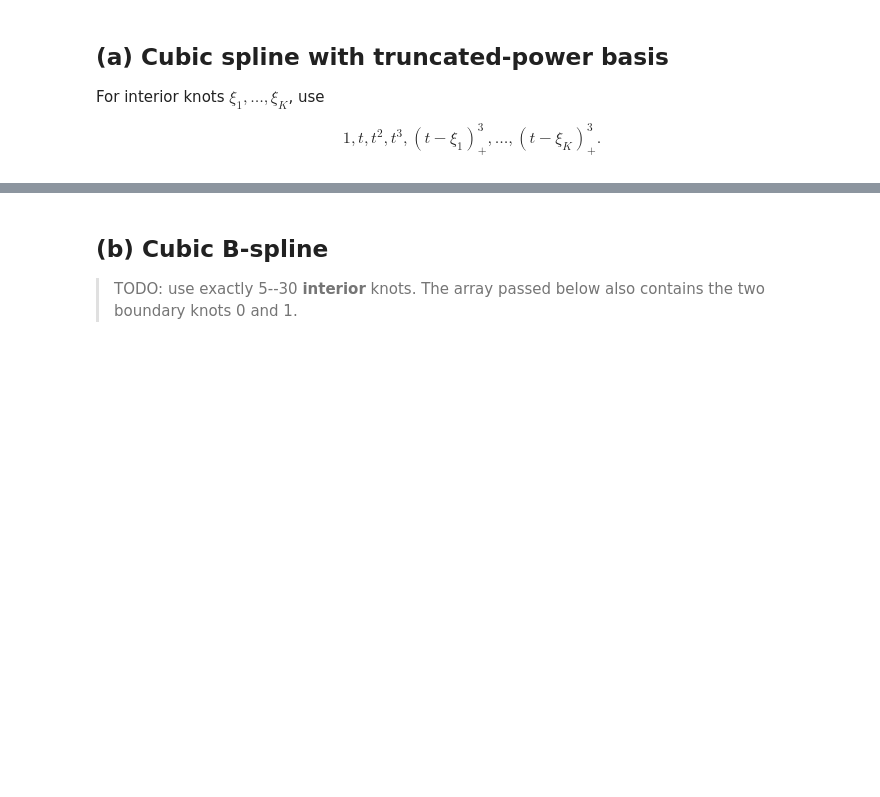
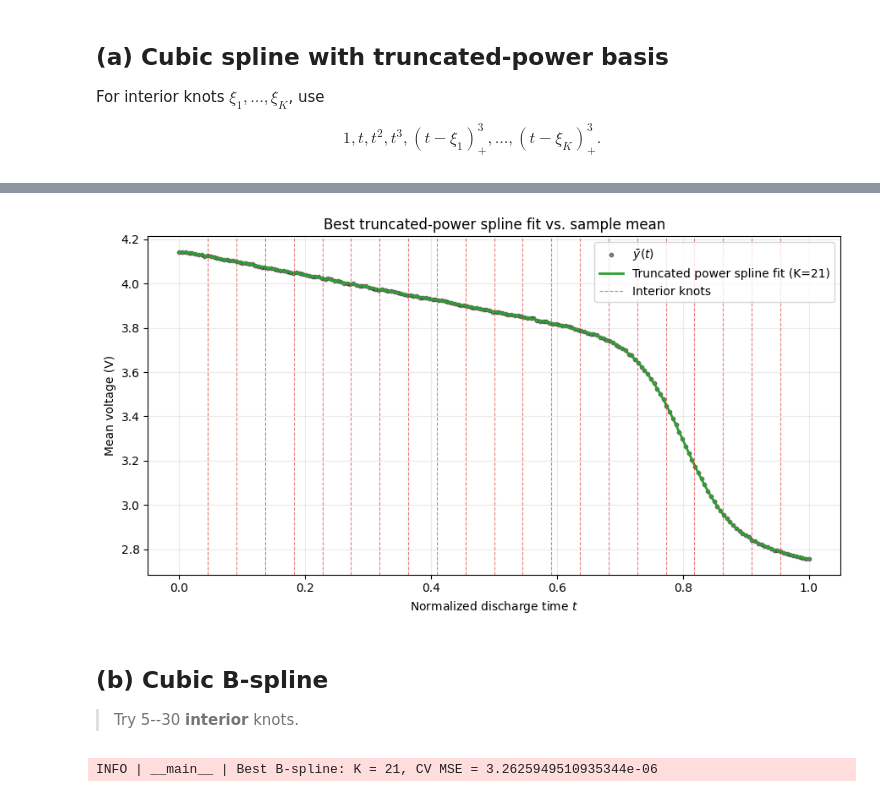
Before and after one commit to kyle-nguyennn/ml-stats-lab, a Jupyter notebook: fda/lab1/Q3_curve_fitting.ipynb, the cells around one changed output, grey strips where cells are left out. Cells and saved outputs as stored; diff of their text form; code cells hidden in the pictures; blank space fills up the shorter version.

```diff
--- a/fda/lab1/Q3_curve_fitting.ipynb
+++ b/fda/lab1/Q3_curve_fitting.ipynb
@@ -158,8 +144,29 @@ DEBUG | __main__ | Truncated shape = (40, 30)
 INFO | __main__ | Best truncated power spline: K = 21, CV MSE = 3.2625949510904368e-06
+# %%
+t_dense = np.linspace(0.0, 1.0, 1000)
+y_truncated_dense = truncated_power_fit_predict(t, y_bar, t_dense, n_interior_knots=best_truncated_k)
+best_truncated_knots = np.linspace(0.0, 1.0, best_truncated_k + 2)[1:-1]
+
+plt.figure(figsize=(9, 5))
+plt.scatter(t, y_bar, s=10, color='black', alpha=0.45, label=r'$\bar y(t)$')
+plt.plot(t_dense, y_truncated_dense, color='tab:green', linewidth=2,
+         label=f'Truncated power spline fit (K={best_truncated_k})')
+for i, knot in enumerate(best_truncated_knots):
+    plt.axvline(knot, color='tab:red', linestyle='--', linewidth=0.8, alpha=0.6,
+                label='Interior knots' if i == 0 else None)
+plt.xlabel('Normalized discharge time $t$')
+plt.ylabel('Mean voltage (V)')
+plt.title('Best truncated-power spline fit vs. sample mean')
+plt.grid(alpha=0.25)
+plt.legend()
+plt.tight_layout()
+plt.show()
+# %% [output]
+[figure, added]
 # %% [markdown]
 ## (b) Cubic B-spline
 
-> TODO: use exactly 5--30 **interior** knots. The array passed below also contains the two boundary knots 0 and 1.
+> Try 5--30 **interior** knots.
 # %%
 def bspline_fit_predict(x_train, y_train, x_valid, n_interior_knots):
     interior_knots = np.linspace(0.0, 1.0, n_interior_knots + 2)[1:-1]
@@ -176,6 +183,12 @@ def bspline_fit_predict(x_train, y_train, x_valid, n_interior_knots):
     return model.predict(X_valid)
 
 bspline_cv = {}
-# TODO: fill bspline_cv[K] with cv_mse(...) for K in range(5, 31).
-# best_bspline_k = min(bspline_cv, key=bspline_cv.get)
-# best_bspline_mse = bspline_cv[best_bspline_k]
+for K in range(5, 31):
+    bspline_cv[K] = cv_mse(bspline_fit_predict, t, y_bar, splits, n_interior_knots=K)
+
+best_bspline_k = min(bspline_cv, key=bspline_cv.get)
+best_bspline_mse = bspline_cv[best_bspline_k]
+
+logger.info(f"Best B-spline: K = {best_bspline_k}, CV MSE = {best_bspline_mse}")
+# %% [output]
+INFO | __main__ | Best B-spline: K = 21, CV MSE = 3.2625949510935344e-06
```
Also changed, not shown: parts of 19 cells of this notebook, 7 other files.
